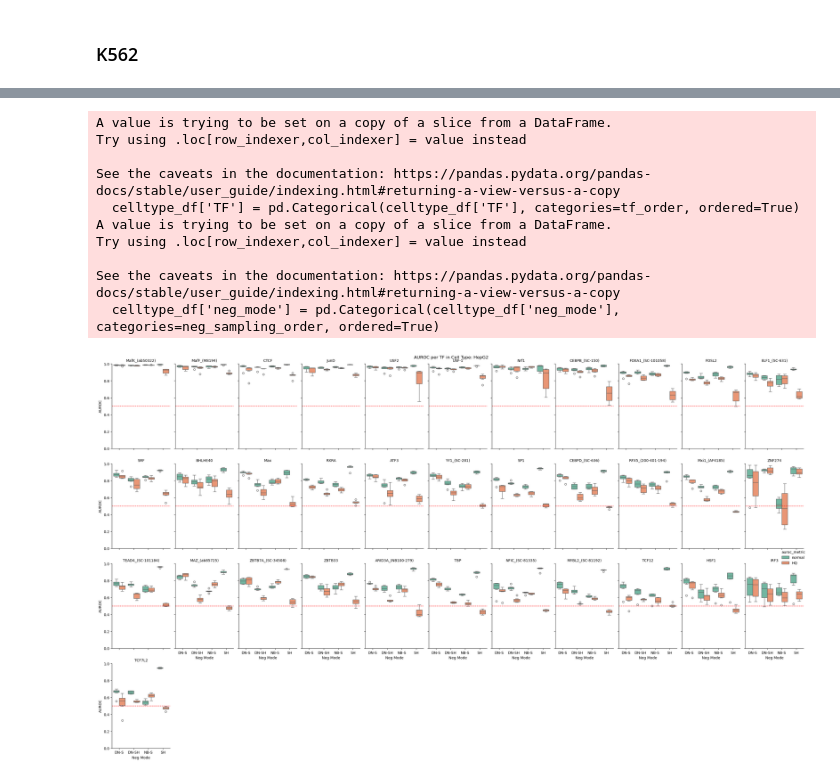
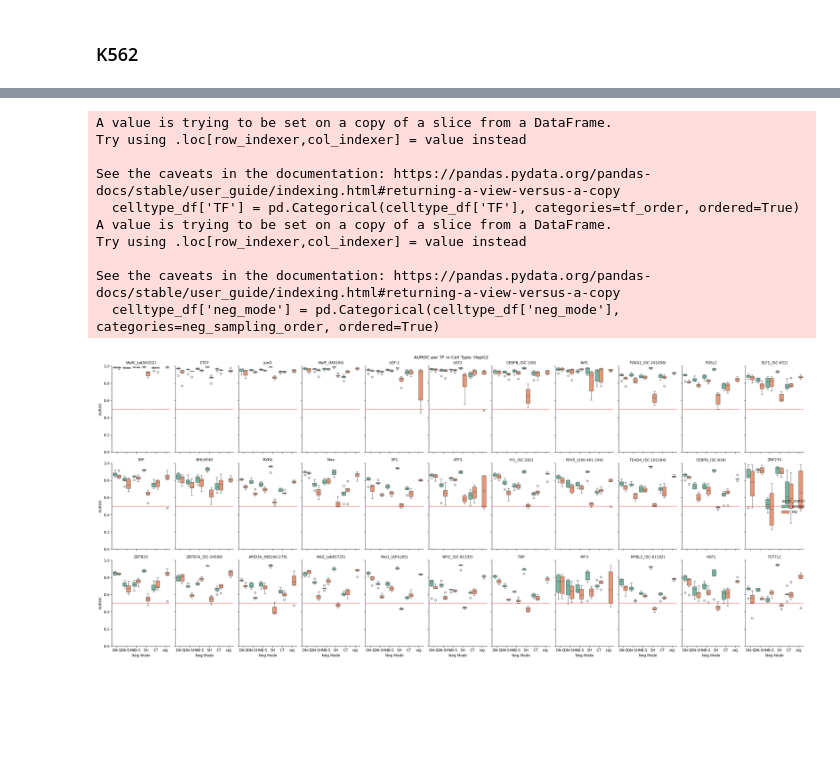
Before and after one commit to NatanTourne/TFBS-negatives, a Jupyter notebook: Results/20250526_full_run_2.ipynb, the cells around one changed output, grey strips where cells are left out. Saved outputs shown, nothing was run; the diff lists cells and outputs as text; code cells hidden in the pictures; blank space fills up the shorter version.

```diff
--- a/Results/20250526_full_run_2.ipynb
+++ b/Results/20250526_full_run_2.ipynb
@@ -54,3 +58 @@ results_df = pd.DataFrame(results)
-# %%
-results_df = results_df[results_df['group_name'] == "full_run_2"]
 # %%
@@ -133,6 +129,6 @@ THese have issues!:
 # %%
 # Filter out TFs with less than 24 samples
-results_df = results_df.groupby('TF').filter(lambda x: len(x) >= 24)
+results_df = results_df.groupby('celltype_TF').filter(lambda x: len(x) >= 36) #! ONLY TAKE THE 4 BIG CELL TYPES
 # %%
 results_df["celltype"].value_counts()
 # %% [output]
@@ -171,7 +174,7 @@ mean_auroc_per_tf = celltype_df.groupby('TF')['AUROC'].mean().sort_values(ascend
 tf_order = mean_auroc_per_tf.index.tolist()
 
 # Create a custom order for neg_sampling types
-neg_sampling_order = ['dinucl_sampled', 'dinucl_shuffled', 'neighbors', 'shuffled']
+neg_sampling_order = ['dinucl_sampled', 'dinucl_shuffled', 'neighbors', 'shuffled', "celltype", "HQ training"]
 
 # Sort the DataFrame by TF (using the custom order) and neg_sampling type
 celltype_df['TF'] = pd.Categorical(celltype_df['TF'], categories=tf_order, ordered=True)
@@ -195,12 +198,14 @@ neg_mode_labels = {
     'dinucl_sampled': 'DN-S',
     'dinucl_shuffled': 'DN-SH',
     'neighbors': 'NB-S',
-    'shuffled': 'SH'
+    'shuffled': 'SH',
+    'celltype': 'CT',
+    'HQ training': 'HQ'
 }
 
 # Apply and order short labels
 melted_df['neg_mode_short'] = melted_df['neg_mode'].map(neg_mode_labels)
-neg_mode_order = ['DN-S', 'DN-SH', 'NB-S', 'SH']
+neg_mode_order = ['DN-S', 'DN-SH', 'NB-S', 'SH', 'CT', 'HQ']
 melted_df['neg_mode_short'] = pd.Categorical(melted_df['neg_mode_short'], categories=neg_mode_order, ordered=True)
 
 # Create the catplot
@@ -251,7 +256,7 @@ mean_auroc_per_tf = celltype_df.groupby('TF')['AUROC'].mean().sort_values(ascend
 tf_order = mean_auroc_per_tf.index.tolist()
 
 # Create a custom order for neg_sampling types
-neg_sampling_order = ['dinucl_sampled', 'dinucl_shuffled', 'neighbors', 'shuffled']
+neg_sampling_order = ['dinucl_sampled', 'dinucl_shuffled', 'neighbors', 'shuffled', "celltype", "HQ training"]
 
 # Sort the DataFrame by TF (using the custom order) and neg_sampling type
 celltype_df['TF'] = pd.Categorical(celltype_df['TF'], categories=tf_order, ordered=True)
@@ -275,12 +280,14 @@ neg_mode_labels = {
     'dinucl_sampled': 'DN-S',
     'dinucl_shuffled': 'DN-SH',
     'neighbors': 'NB-S',
-    'shuffled': 'SH'
+    'shuffled': 'SH',
+    'celltype': 'CT',
+    'HQ training': 'HQ'
 }
 
 # Apply and order short labels
 melted_df['neg_mode_short'] = melted_df['neg_mode'].map(neg_mode_labels)
-neg_mode_order = ['DN-S', 'DN-SH', 'NB-S', 'SH']
+neg_mode_order = ['DN-S', 'DN-SH', 'NB-S', 'SH', 'CT', 'HQ']
 melted_df['neg_mode_short'] = pd.Categorical(melted_df['neg_mode_short'], categories=neg_mode_order, ordered=True)
 
 # Create the catplot
@@ -331,7 +338,7 @@ mean_auroc_per_tf = celltype_df.groupby('TF')['AUROC'].mean().sort_values(ascend
 tf_order = mean_auroc_per_tf.index.tolist()
 
 # Create a custom order for neg_sampling types
-neg_sampling_order = ['dinucl_sampled', 'dinucl_shuffled', 'neighbors', 'shuffled']
+neg_sampling_order = ['dinucl_sampled', 'dinucl_shuffled', 'neighbors', 'shuffled', "celltype", "HQ training"]
 
 # Sort the DataFrame by TF (using the custom order) and neg_sampling type
 celltype_df['TF'] = pd.Categorical(celltype_df['TF'], categories=tf_order, ordered=True)
@@ -355,12 +362,14 @@ neg_mode_labels = {
     'dinucl_sampled': 'DN-S',
     'dinucl_shuffled': 'DN-SH',
     'neighbors': 'NB-S',
-    'shuffled': 'SH'
+    'shuffled': 'SH',
+    'celltype': 'CT',
+    'HQ training': 'HQ'
 }
 
 # Apply and order short labels
 melted_df['neg_mode_short'] = melted_df['neg_mode'].map(neg_mode_labels)
-neg_mode_order = ['DN-S', 'DN-SH', 'NB-S', 'SH']
+neg_mode_order = ['DN-S', 'DN-SH', 'NB-S', 'SH', 'CT', 'HQ']
 melted_df['neg_mode_short'] = pd.Categorical(melted_df['neg_mode_short'], categories=neg_mode_order, ordered=True)
 
 # Create the catplot
@@ -375,34 +384,34 @@ g = sns.catplot(
     height=4,
     aspect=0.6,
     palette='Set2'
 )
 g.set(ylim=(0, 1))
 for ax in g.axes.flatten():
     ax.axhline(0.5, linestyle='--', color='red', linewidth=1)
 # Titles and labels
 g.set_titles(col_template="{col_name}")
 g.set_axis_labels("Neg Mode", "AUROC")
 
 # Fix x-tick rotation manually
 # for ax in g.axes.flatten():
 #     for label in ax.get_xticklabels():
 #         label.set_rotation(90)
 #     ax.axhline(0.5, linestyle='--', color='red', linewidth=1)
 g.fig.suptitle(f"AUROC per TF in Cell Type: {celltype}")
 plt.tight_layout()
 plt.show()
 # %% [output]
 A value is trying to be set on a copy of a slice from a DataFrame.
 Try using .loc[row_indexer,col_indexer] = value instead
 
 See the caveats in the documentation: https://pandas.pydata.org/pandas-docs/stable/user_guide/indexing.html#returning-a-view-versus-a-copy
   celltype_df['TF'] = pd.Categorical(celltype_df['TF'], categories=tf_order, ordered=True)
 A value is trying to be set on a copy of a slice from a DataFrame.
 Try using .loc[row_indexer,col_indexer] = value instead
 
 See the caveats in the documentation: https://pandas.pydata.org/pandas-docs/stable/user_guide/indexing.html#returning-a-view-versus-a-copy
   celltype_df['neg_mode'] = pd.Categorical(celltype_df['neg_mode'], categories=neg_sampling_order, ordered=True)
-[figure, old version]
+[figure, new version]
 # %%
 celltype = "A549"
 # Filter the DataFrame for the current cell type
```
Also changed, not shown: parts of 59 cells of this notebook, 14 other files.
